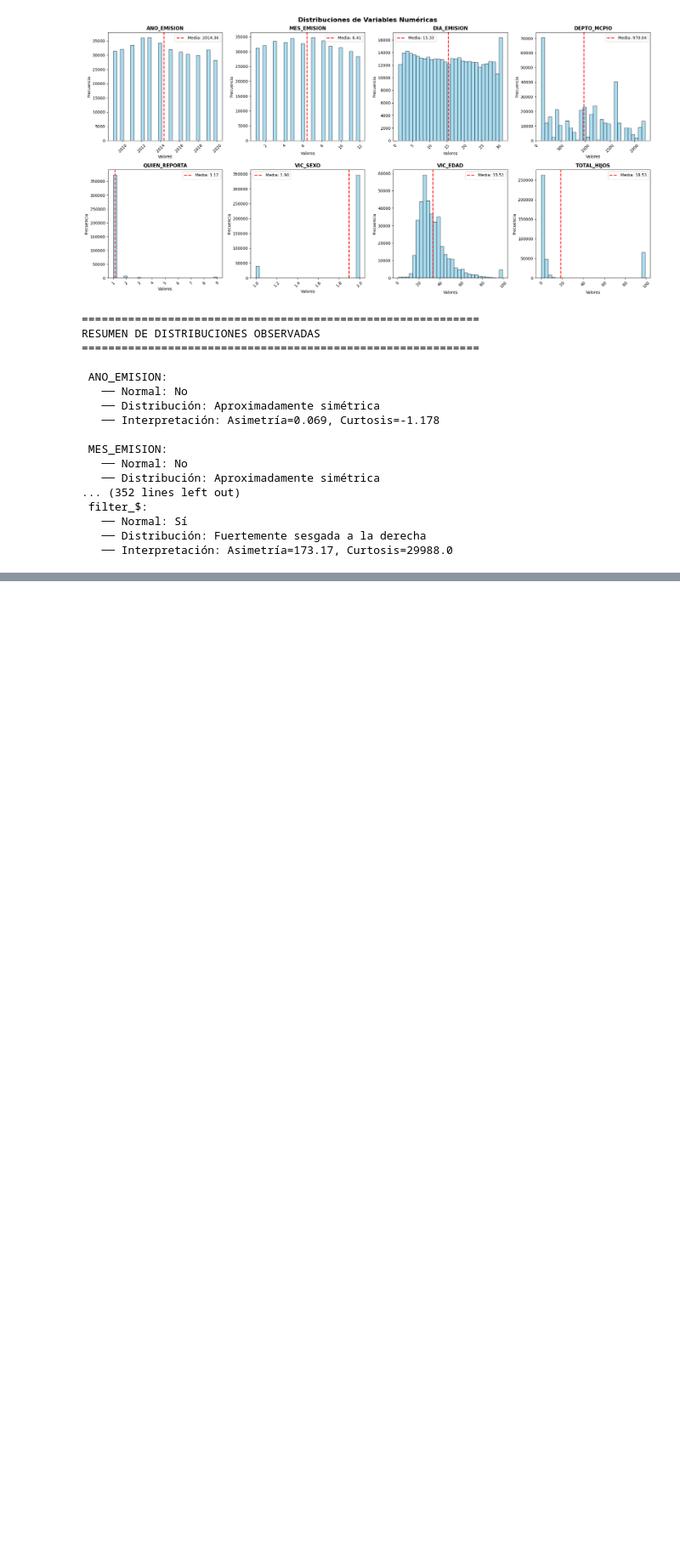
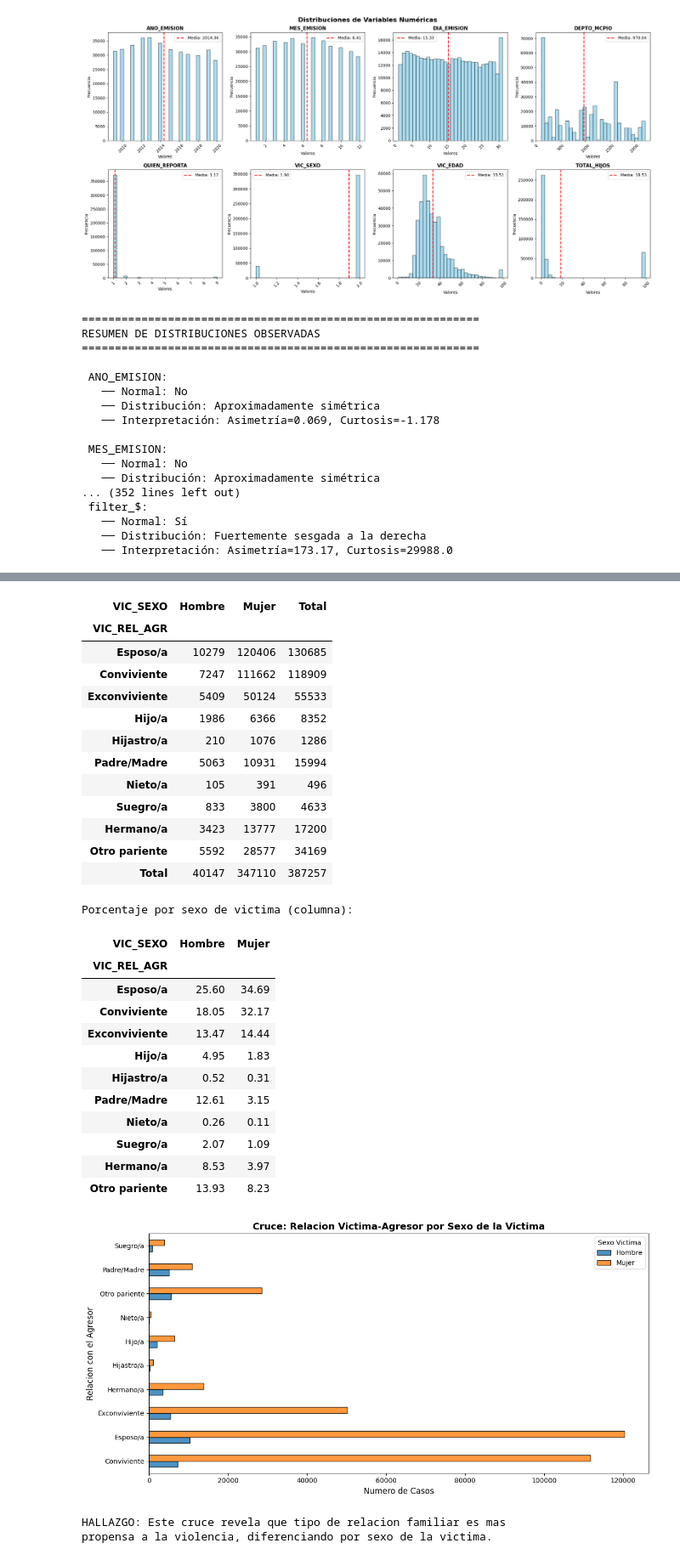
Before and after one commit to FerAHMz/proy1-md, a Jupyter notebook: data-analist-violencia-intrafamiliar/analisis_violenciaIntra.ipynb, the cells around one changed output, grey strips where cells are left out. Shown at 85% size. Drawn from its saved outputs; the diff is of its cells as text; code cells hidden in the pictures; blank space fills up the shorter version.

```diff
--- a/data-analist-violencia-intrafamiliar/analisis_violenciaIntra.ipynb
+++ b/data-analist-violencia-intrafamiliar/analisis_violenciaIntra.ipynb
@@ -481,0 +702,42 @@ RESUMEN DE DISTRIBUCIONES OBSERVADAS
+# %%
+# CRUCE 2: RELACION VICTIMA-AGRESOR VS SEXO DE LA VICTIMA
+
+print("="*70)
+print("CRUCE 2: RELACION VICTIMA-AGRESOR VS SEXO DE LA VICTIMA")
+print("="*70)
+print("Este cruce nos muestra en que tipo de relacion ocurre mas la violencia.")
+print("-"*70)
+
+# Tabla de contingencia
+cruce2 = pd.crosstab(data['VIC_REL_AGR'], data['VIC_SEXO'], margins=True, margins_name='Total')
+
+# Renombrar con etiquetas
+cruce2.index = cruce2.index.map(lambda x: etiquetas['VIC_REL_AGR'].get(x, x) if x != 'Total' else x)
+cruce2.columns = cruce2.columns.map(lambda x: etiquetas['VIC_SEXO'].get(x, x) if x != 'Total' else x)
+
+print("\nFrecuencias absolutas:")
+display(cruce2)
+
+# Porcentajes por columna (para ver distribucion dentro de cada sexo)
+cruce2_pct = pd.crosstab(data['VIC_REL_AGR'], data['VIC_SEXO'], normalize='columns') * 100
+cruce2_pct.index = cruce2_pct.index.map(lambda x: etiquetas['VIC_REL_AGR'].get(x, x))
+cruce2_pct.columns = cruce2_pct.columns.map(lambda x: etiquetas['VIC_SEXO'].get(x, x))
+
+print("\nPorcentaje por sexo de victima (columna):")
+display(cruce2_pct.round(2))
+
+# Visualizacion
+fig, ax = plt.subplots(figsize=(12, 6))
+cruce2_plot = pd.crosstab(data['VIC_REL_AGR'].map(etiquetas['VIC_REL_AGR']),
+                          data['VIC_SEXO'].map(etiquetas['VIC_SEXO']))
+cruce2_plot.plot(kind='barh', ax=ax, edgecolor='black', alpha=0.8)
+ax.set_ylabel('Relacion con el Agresor', fontsize=12)
+ax.set_xlabel('Numero de Casos', fontsize=12)
+ax.set_title('Cruce: Relacion Victima-Agresor por Sexo de la Victima', fontsize=14, fontweight='bold')
+ax.legend(title='Sexo Victima')
+plt.tight_layout()
+plt.show()
+
+print("\nHALLAZGO: Este cruce revela que tipo de relacion familiar es mas")
+print("propensa a la violencia, diferenciando por sexo de la victima.")
+# %% [output]
@@ -481,0 +751,29 @@ RESUMEN DE DISTRIBUCIONES OBSERVADAS
+| VIC_SEXO | Hombre | Mujer | Total |
+| VIC_REL_AGR |  |  |  |
+| Esposo/a | 10279 | 120406 | 130685 |
+| Conviviente | 7247 | 111662 | 118909 |
+| Exconviviente | 5409 | 50124 | 55533 |
+| Hijo/a | 1986 | 6366 | 8352 |
+| Hijastro/a | 210 | 1076 | 1286 |
+| Padre/Madre | 5063 | 10931 | 15994 |
+| Nieto/a | 105 | 391 | 496 |
+| Suegro/a | 833 | 3800 | 4633 |
+| Hermano/a | 3423 | 13777 | 17200 |
+| Otro pariente | 5592 | 28577 | 34169 |
+| Total | 40147 | 347110 | 387257 |
+Porcentaje por sexo de victima (columna):
+| VIC_SEXO | Hombre | Mujer |
+| VIC_REL_AGR |  |  |
+| Esposo/a | 25.60 | 34.69 |
+| Conviviente | 18.05 | 32.17 |
+| Exconviviente | 13.47 | 14.44 |
+| Hijo/a | 4.95 | 1.83 |
+| Hijastro/a | 0.52 | 0.31 |
+| Padre/Madre | 12.61 | 3.15 |
+| Nieto/a | 0.26 | 0.11 |
+| Suegro/a | 2.07 | 1.09 |
+| Hermano/a | 8.53 | 3.97 |
+| Otro pariente | 13.93 | 8.23 |
+[figure, added]
+HALLAZGO: Este cruce revela que tipo de relacion familiar es mas
+propensa a la violencia, diferenciando por sexo de la victima.
```
Also changed, not shown: parts of 8 cells of this notebook.
